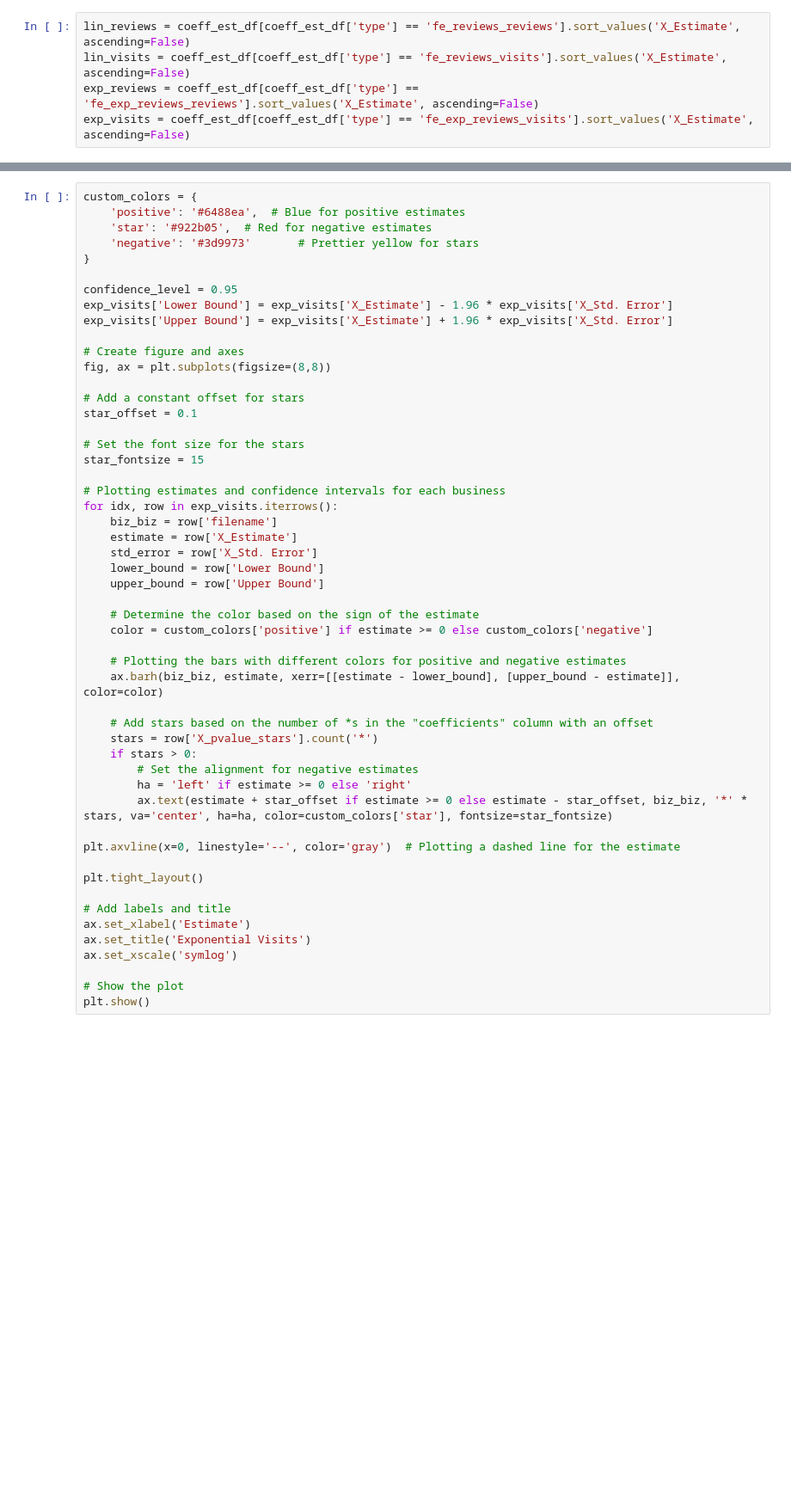
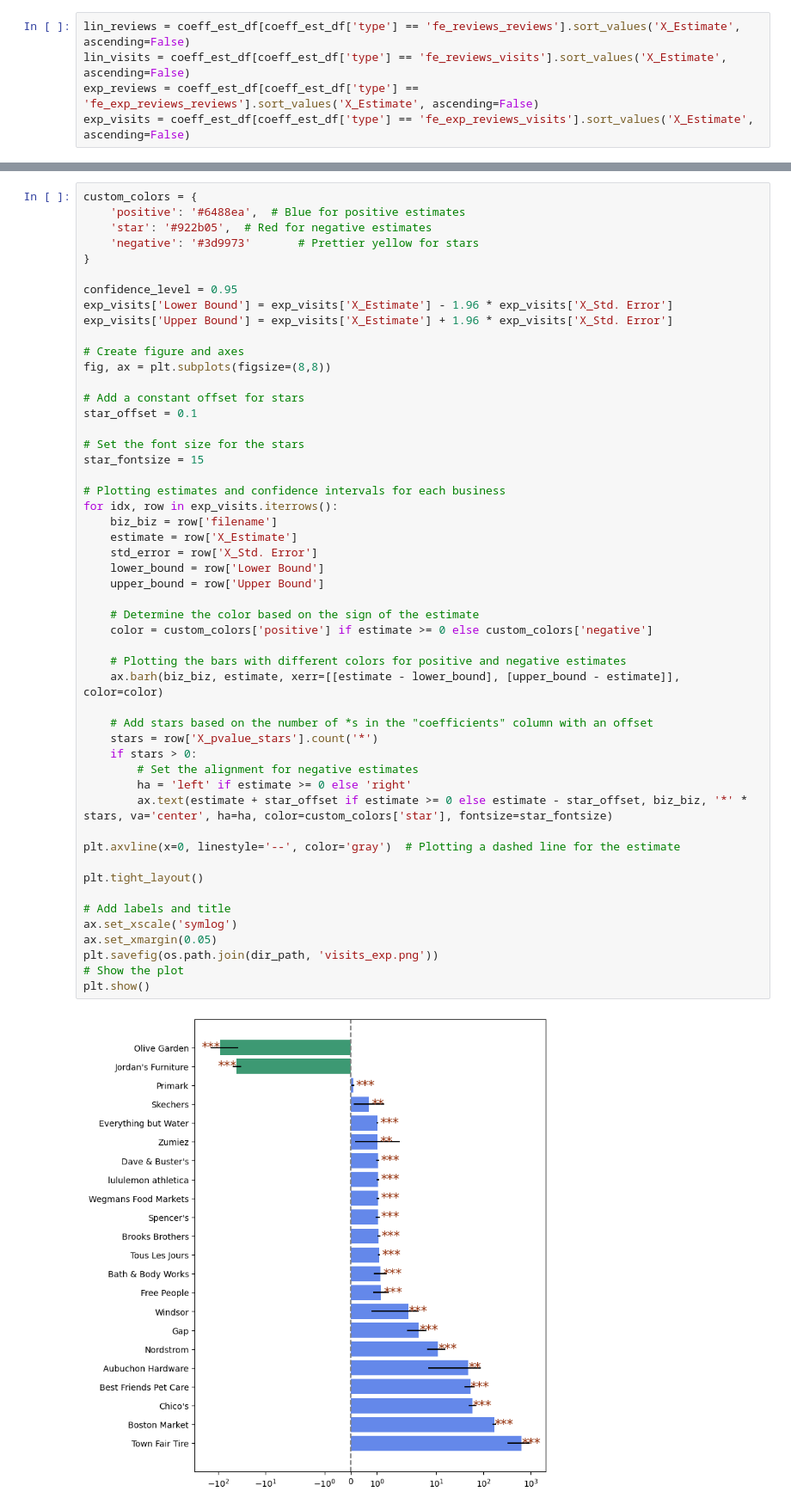
Before and after one commit to embedded-robotics/local-business-network, a Jupyter notebook: part3_visuals_tables/co-efficients_estimation.ipynb, the cells around one changed output, grey strips where cells are left out. Shown at 86% size. Drawn from its saved outputs; the diff is of its cells as text; blank space fills up the shorter version.

```diff
--- a/part3_visuals_tables/co-efficients_estimation.ipynb
+++ b/part3_visuals_tables/co-efficients_estimation.ipynb
@@ -371,33 +572,34 @@ star_fontsize = 15
 
 # Plotting estimates and confidence intervals for each business
 for idx, row in exp_visits.iterrows():
     biz_biz = row['filename']
     estimate = row['X_Estimate']
     std_error = row['X_Std. Error']
     lower_bound = row['Lower Bound']
     upper_bound = row['Upper Bound']
 
     # Determine the color based on the sign of the estimate
     color = custom_colors['positive'] if estimate >= 0 else custom_colors['negative']
 
     # Plotting the bars with different colors for positive and negative estimates
     ax.barh(biz_biz, estimate, xerr=[[estimate - lower_bound], [upper_bound - estimate]], color=color)
 
     # Add stars based on the number of *s in the "coefficients" column with an offset
     stars = row['X_pvalue_stars'].count('*')
     if stars > 0:
         # Set the alignment for negative estimates
         ha = 'left' if estimate >= 0 else 'right'
         ax.text(estimate + star_offset if estimate >= 0 else estimate - star_offset, biz_biz, '*' * stars, va='center', ha=ha, color=custom_colors['star'], fontsize=star_fontsize)
 
 plt.axvline(x=0, linestyle='--', color='gray')  # Plotting a dashed line for the estimate
 
 plt.tight_layout()
 
 # Add labels and title
-ax.set_xlabel('Estimate')
-ax.set_title('Exponential Visits')
 ax.set_xscale('symlog')
-
+ax.set_xmargin(0.05)
+plt.savefig(os.path.join(dir_path, 'visits_exp.png'))
 # Show the plot
 plt.show()
+# %% [output]
+[figure, added]
```
Also changed, not shown: parts of 31 cells of this notebook, 1 other file.
